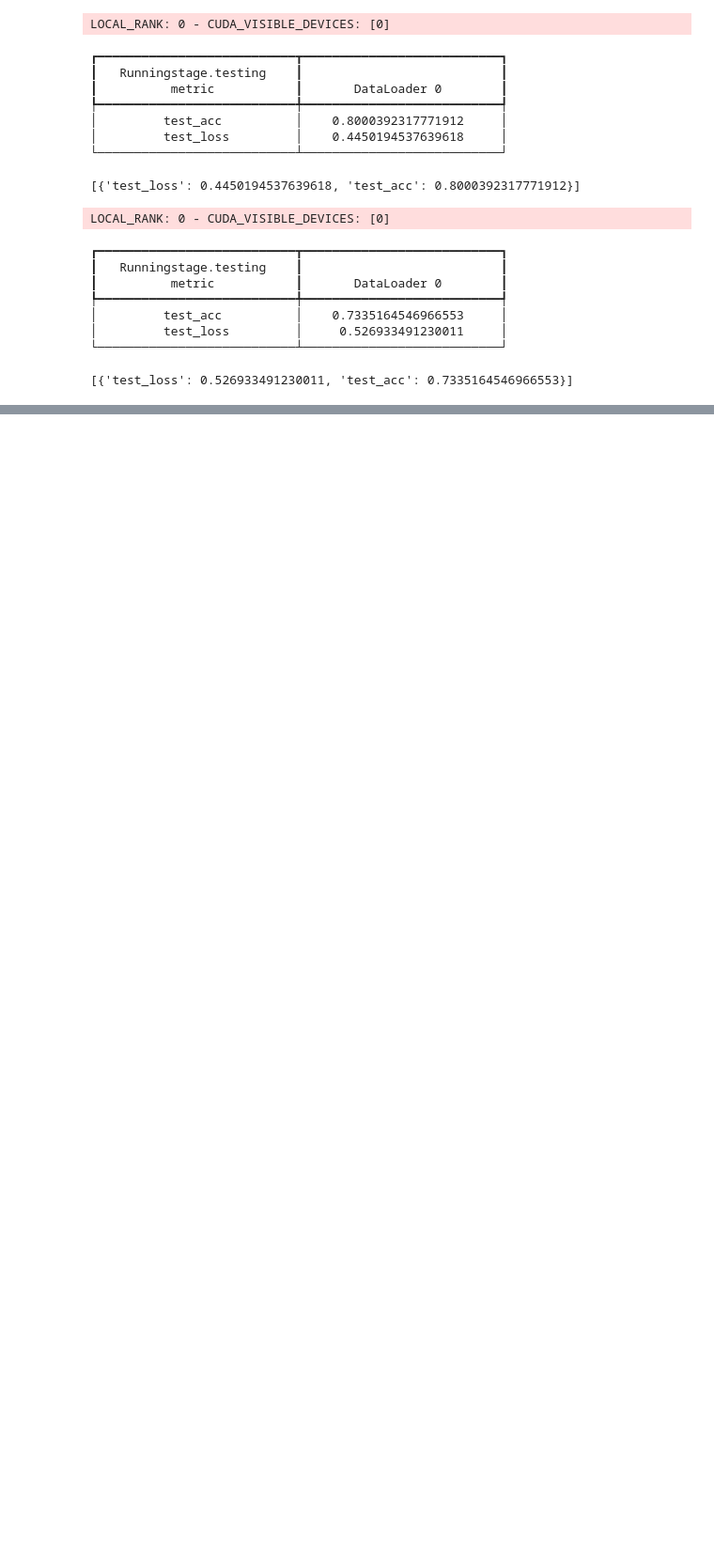
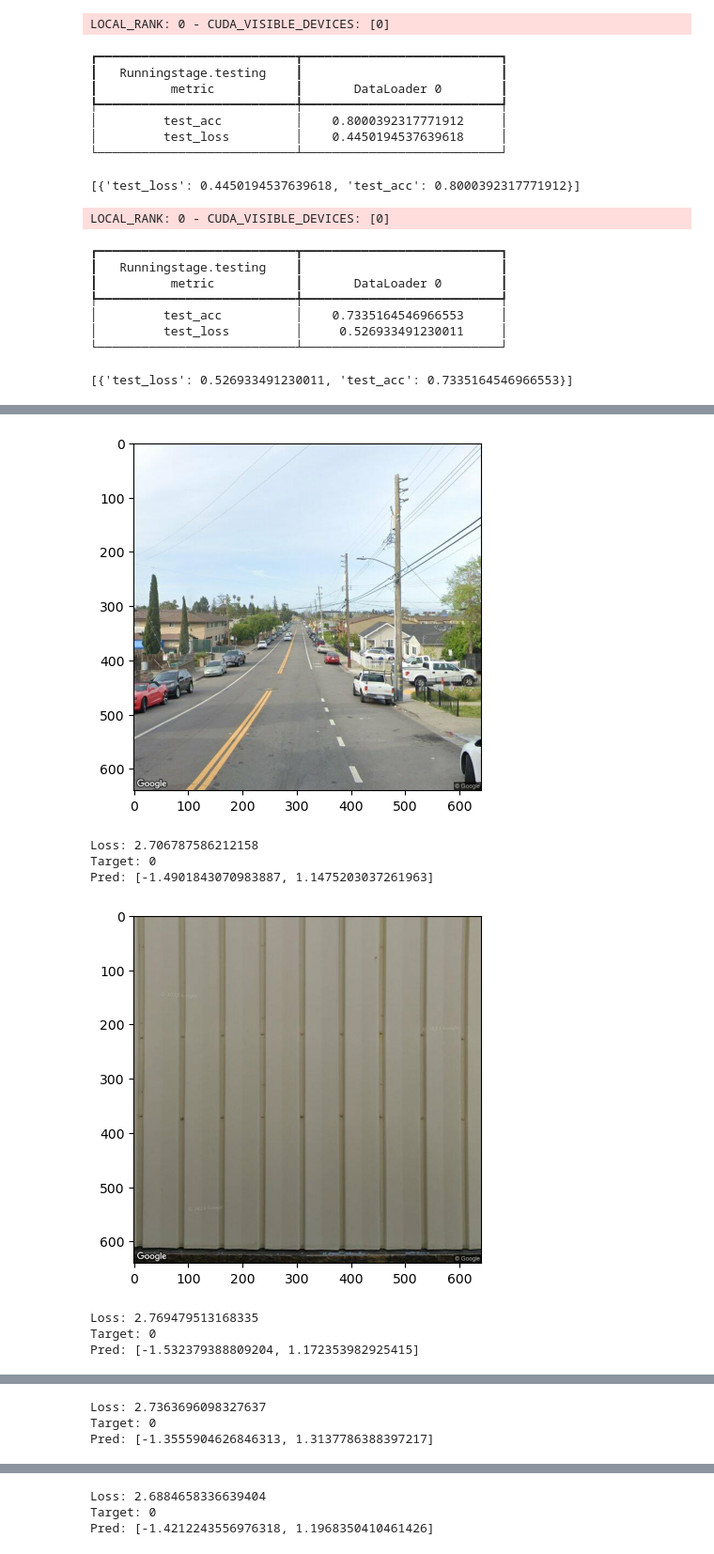
Before and after one commit to fyhuang/img2loc, a Jupyter notebook: tiny_2class_lightning.ipynb, the cells around one changed output, grey strips where cells are left out. Shown at 94% size. Drawn from its saved outputs; the diff is of its cells as text; code cells hidden in the pictures; blank space fills up the shorter version.

```diff
--- a/tiny_2class_lightning.ipynb
+++ b/tiny_2class_lightning.ipynb
@@ -260,0 +313,27 @@ for inputs in predict_dataloader:
+# %%
+# Visualize the top 10 most wrong samples
+to_viz = sorted_samples[:10]
+
+should_continue = True
+for batch_idx, (inputs, targets) in enumerate(dataloader):
+    for ps in to_viz:
+        if batch_idx != ps.batch_idx:
+            continue
+        # select the sample idx
+        selected = inputs[ps.sample_idx]
+        selected = selected.permute(1, 2, 0)
+        plt.imshow(selected)
+        plt.show()
+
+        print("Loss:", ps.loss)
+        print("Target:", targets[ps.sample_idx].item())
+        print("Pred:", ps.prediction)
+# %% [output]
+[figure, added]
+Loss: 2.706787586212158
+Target: 0
+Pred: [-1.4901843070983887, 1.1475203037261963]
+[figure, added]
+Loss: 2.769479513168335
+Target: 0
+Pred: [-1.532379388809204, 1.172353982925415]
@@ -260,0 +341,3 @@ for inputs in predict_dataloader:
+Loss: 2.7363696098327637
+Target: 0
+Pred: [-1.3555904626846313, 1.3137786388397217]
@@ -260,0 +345,3 @@ for inputs in predict_dataloader:
+Loss: 2.6884658336639404
+Target: 0
+Pred: [-1.4212243556976318, 1.1968350410461426]
```
Also changed, not shown: parts of 3 cells of this notebook.
